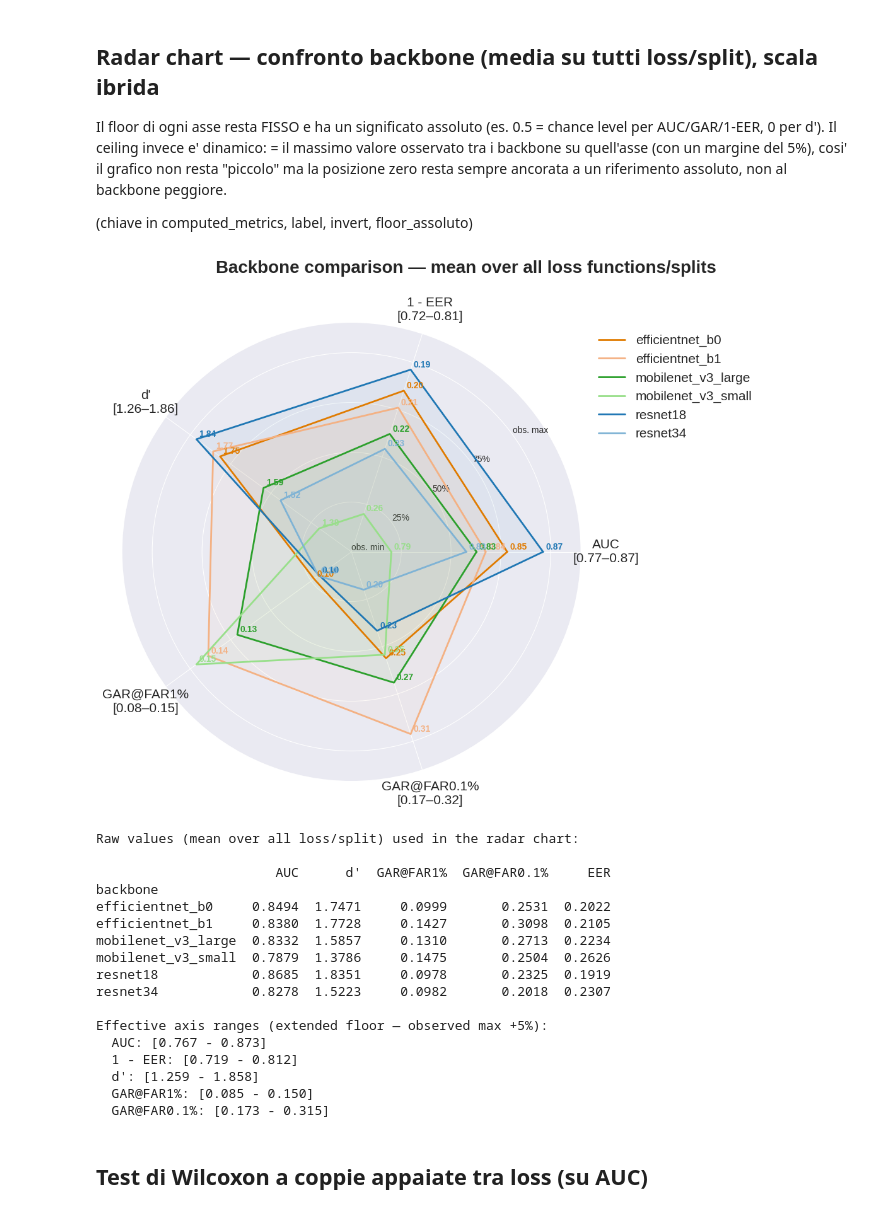
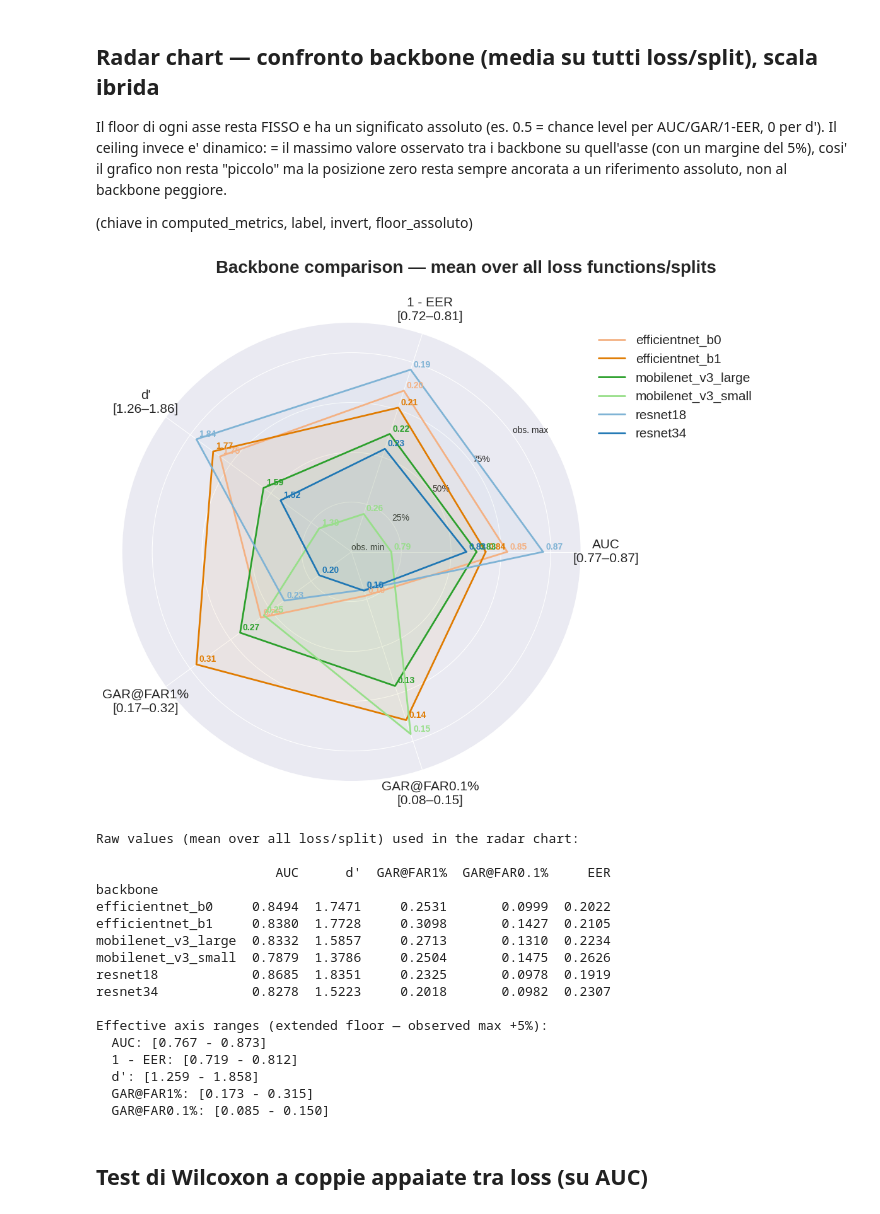
Before and after one commit to lorenzo-arcioni/HandVerify, a Jupyter notebook: notebooks/biometric_results_analysis_v3.ipynb, the cells around one changed output. Drawn from its saved outputs; the diff is of its cells as text; code cells hidden in the pictures.

```diff
--- a/notebooks/biometric_results_analysis_v3.ipynb
+++ b/notebooks/biometric_results_analysis_v3.ipynb
@@ -100,8 +98,7 @@ def resolve_experiment_path(loss, model_name, dataset_comb):
 
 def resolve_log_file(experiment_path, experiment_name):
     """Cerca il file di log grezzo (stdout capture) dell'esperimento.
-    Ritorna il Path se trovato, altrimenti None. Adatta i pattern se il
-    tuo script di training salva i log con un nome diverso."""
+    Ritorna il Path se trovato, altrimenti None."""
     if experiment_path is None:
         return None
     log_name_candidates = [
@@ -1339,17 +1321,17 @@ RADAR_METRICS = [
     ('auc',            'AUC',         False),
     ('eer',            '1 - EER',     True),
     ('d_prime',        "d'",          False),
-    ('gar_at_far_001', 'GAR@FAR1%',   False),
-    ('gar_at_far_01',  'GAR@FAR0.1%', False),
+    ('gar_at_far_01', 'GAR@FAR1%',   False),
+    ('gar_at_far_001',  'GAR@FAR0.1%', False),
 ]
 TOP_MARGIN_FRAC = 0.05       # margin above the observed max (5% of the span)
 MIN_RADIUS_FRACTION = 0.20   # the lowest value must sit at least at 20% of the radius, not at 0
 
 FAMILY_COLORS = {
-    'resnet18':            '#1f77b4',
-    'resnet34':            '#7fb3d5',
-    'efficientnet_b0':     '#e07b00',
-    'efficientnet_b1':     '#f4b183',
+    'resnet34':            '#1f77b4',
+    'resnet18':            '#7fb3d5',
+    'efficientnet_b1':     '#e07b00',
+    'efficientnet_b0':     '#f4b183',
     'mobilenet_v3_large':  '#2ca02c',
     'mobilenet_v3_small':  '#98df8a',
 }
@@ -1431,51 +1413,51 @@ ax.set_xticks(angles[:-1])
 ax.set_xticklabels(tick_labels, fontsize=15)
 ax.tick_params(axis='x', pad=22)
 
 ax.set_yticks([0.0, 0.25, 0.5, 0.75, 1.0])
 ax.set_yticklabels(['obs. min', '25%', '50%', '75%', 'obs. max'], fontsize=10)
 ax.set_ylim(0, 1.15)
 ax.set_rlabel_position(180 / n_axes)
 
 ax.set_title("Backbone comparison — mean over all loss functions/splits\n",
              #"(dynamic floor with extended margin; ceiling = observed max +5%; colors by architecture family)",
              fontsize=20, fontweight='bold', x=0.75)
 ax.legend(loc='upper right', bbox_to_anchor=(1.4, 1.0), fontsize=15)
 plt.tight_layout()
 plt.savefig('./images/radar_backbone_comparison.png', dpi=300, bbox_inches='tight')
 plt.show()
 
 # Supporting table
 raw_values_display = dict(raw_values)
 raw_values_display['EER'] = {k: (1 - v) for k, v in raw_values['1 - EER'].items()}
 del raw_values_display['1 - EER']
 radar_table = pd.DataFrame(raw_values_display)
 radar_table.index.name = 'backbone'
 radar_table = radar_table.round(4)
 print("\nRaw values (mean over all loss/split) used in the radar chart:\n")
 print(radar_table.to_string())
 print("\nEffective axis ranges (extended floor — observed max +5%):")
 for label, (f, c) in axis_ranges.items():
     print(f"  {label}: [{f:.3f} - {c:.3f}]")
 radar_table.to_csv('./tables/radar_backbone_values.csv')
 # %% [output]
-[figure, old version]
+[figure, new version]
 Raw values (mean over all loss/split) used in the radar chart:
 
                        AUC      d'  GAR@FAR1%  GAR@FAR0.1%     EER
 backbone
-efficientnet_b0     0.8494  1.7471     0.0999       0.2531  0.2022
-efficientnet_b1     0.8380  1.7728     0.1427       0.3098  0.2105
-mobilenet_v3_large  0.8332  1.5857     0.1310       0.2713  0.2234
-mobilenet_v3_small  0.7879  1.3786     0.1475       0.2504  0.2626
-resnet18            0.8685  1.8351     0.0978       0.2325  0.1919
-resnet34            0.8278  1.5223     0.0982       0.2018  0.2307
+efficientnet_b0     0.8494  1.7471     0.2531       0.0999  0.2022
+efficientnet_b1     0.8380  1.7728     0.3098       0.1427  0.2105
+mobilenet_v3_large  0.8332  1.5857     0.2713       0.1310  0.2234
+mobilenet_v3_small  0.7879  1.3786     0.2504       0.1475  0.2626
+resnet18            0.8685  1.8351     0.2325       0.0978  0.1919
+resnet34            0.8278  1.5223     0.2018       0.0982  0.2307
 
 Effective axis ranges (extended floor — observed max +5%):
   AUC: [0.767 - 0.873]
   1 - EER: [0.719 - 0.812]
   d': [1.259 - 1.858]
-  GAR@FAR1%: [0.085 - 0.150]
-  GAR@FAR0.1%: [0.173 - 0.315]
+  GAR@FAR1%: [0.173 - 0.315]
+  GAR@FAR0.1%: [0.085 - 0.150]
 # %% [markdown]
 ## Test di Wilcoxon a coppie appaiate tra loss (su AUC)
 # %%
```
Also changed, not shown: parts of 8 cells of this notebook, 22 other files.
